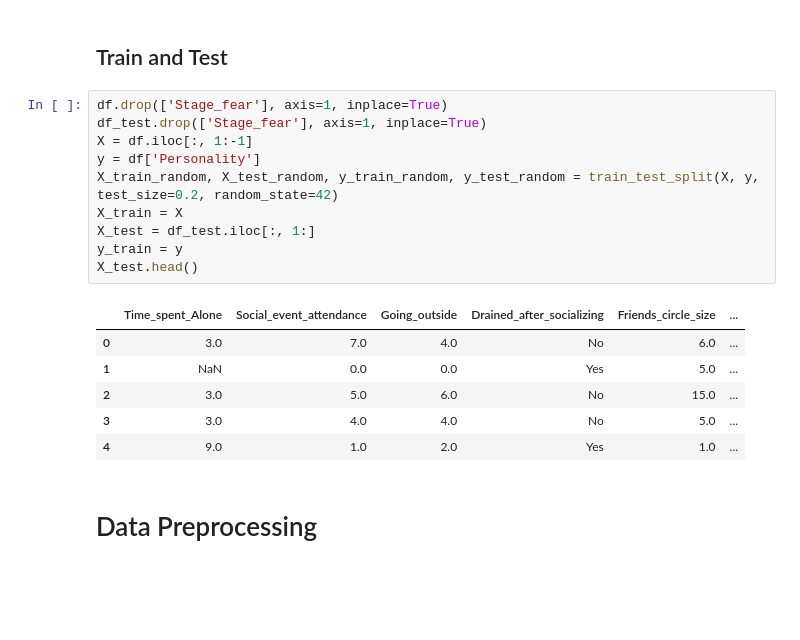
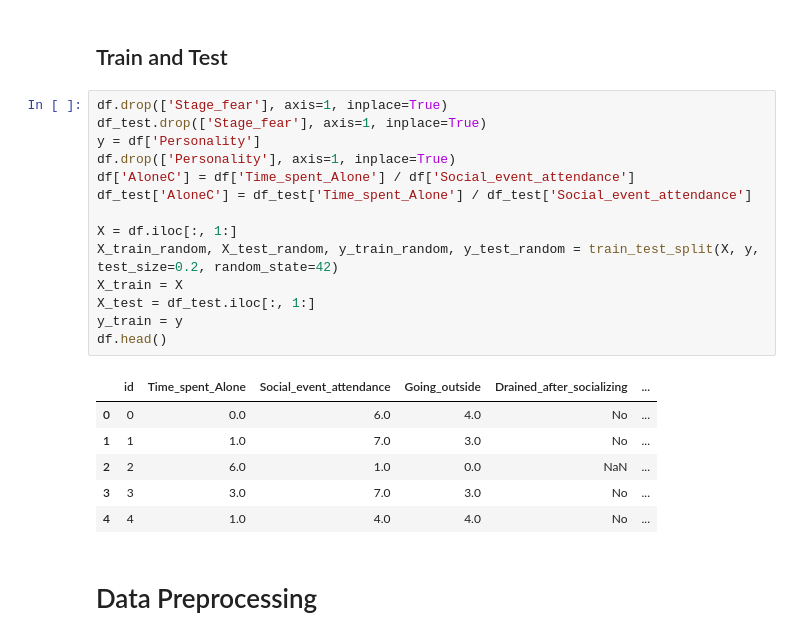
Before and after one commit to ruslannsu/sm-kaggle, a Jupyter notebook: IorE/introverts_or_extroverts.ipynb, the cells around one changed output. Drawn from its saved outputs; the diff is of its cells as text; blank space fills up the shorter version.

```diff
--- a/IorE/introverts_or_extroverts.ipynb
+++ b/IorE/introverts_or_extroverts.ipynb
@@ -76,20 +76,24 @@ df.describe()
 # %%
 df.drop(['Stage_fear'], axis=1, inplace=True)
 df_test.drop(['Stage_fear'], axis=1, inplace=True)
-X = df.iloc[:, 1:-1]
 y = df['Personality']
+df.drop(['Personality'], axis=1, inplace=True)
+df['AloneC'] = df['Time_spent_Alone'] / df['Social_event_attendance']
+df_test['AloneC'] = df_test['Time_spent_Alone'] / df_test['Social_event_attendance']
+
+X = df.iloc[:, 1:]
 X_train_random, X_test_random, y_train_random, y_test_random = train_test_split(X, y, test_size=0.2, random_state=42)
 X_train = X
 X_test = df_test.iloc[:, 1:]
 y_train = y
-X_test.head()
+df.head()
 # %% [output]
-|  | Time_spent_Alone | Social_event_attendance | Going_outside | Drained_after_socializing | Friends_circle_size | ... |
-| 0 | 3.0 | 7.0 | 4.0 | No | 6.0 | ... |
-| 1 | NaN | 0.0 | 0.0 | Yes | 5.0 | ... |
-| 2 | 3.0 | 5.0 | 6.0 | No | 15.0 | ... |
-| 3 | 3.0 | 4.0 | 4.0 | No | 5.0 | ... |
-| 4 | 9.0 | 1.0 | 2.0 | Yes | 1.0 | ... |
+|  | id | Time_spent_Alone | Social_event_attendance | Going_outside | Drained_after_socializing | ... |
+| 0 | 0 | 0.0 | 6.0 | 4.0 | No | ... |
+| 1 | 1 | 1.0 | 7.0 | 3.0 | No | ... |
+| 2 | 2 | 6.0 | 1.0 | 0.0 | NaN | ... |
+| 3 | 3 | 3.0 | 7.0 | 3.0 | No | ... |
+| 4 | 4 | 1.0 | 4.0 | 4.0 | No | ... |
 # %% [markdown]
 # Data Preprocessing
 # %% [markdown]
```
Also changed, not shown: parts of 1 cell of this notebook, 7 other files.
